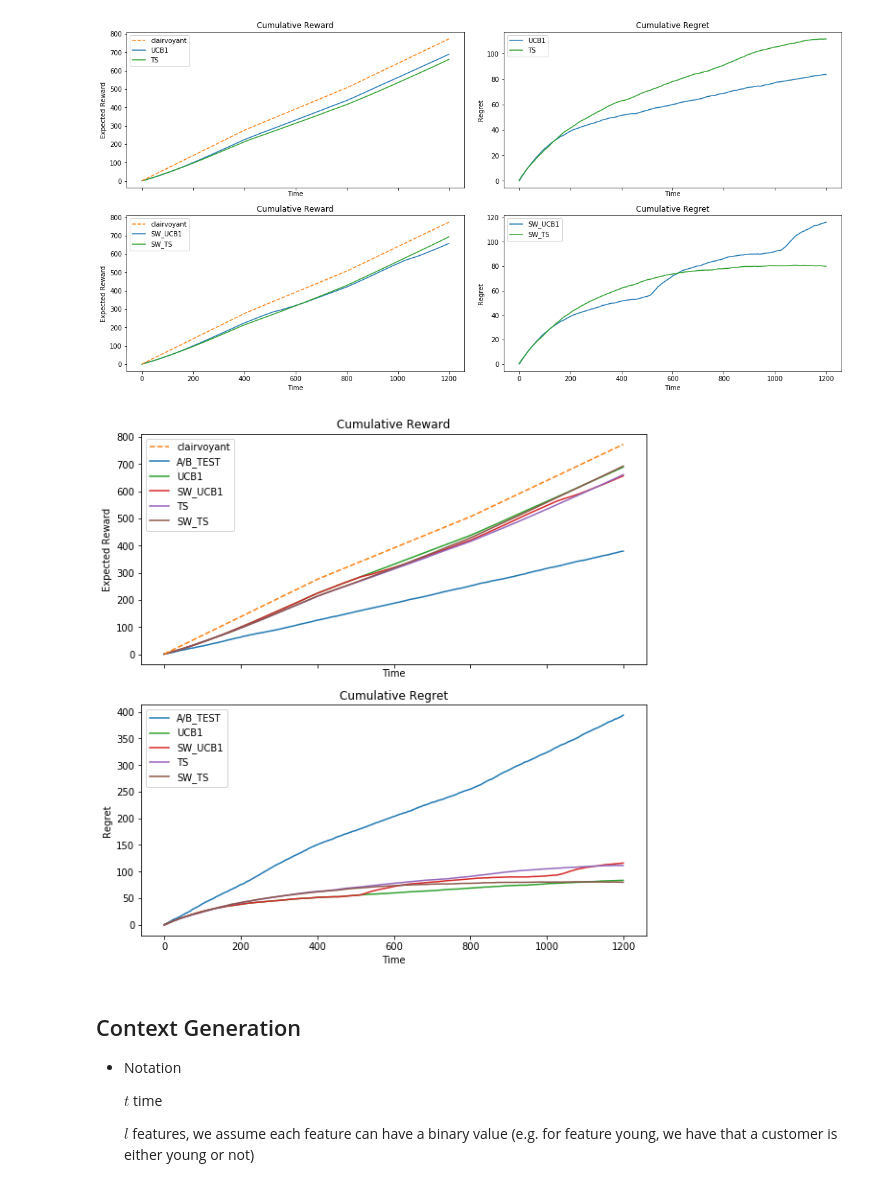
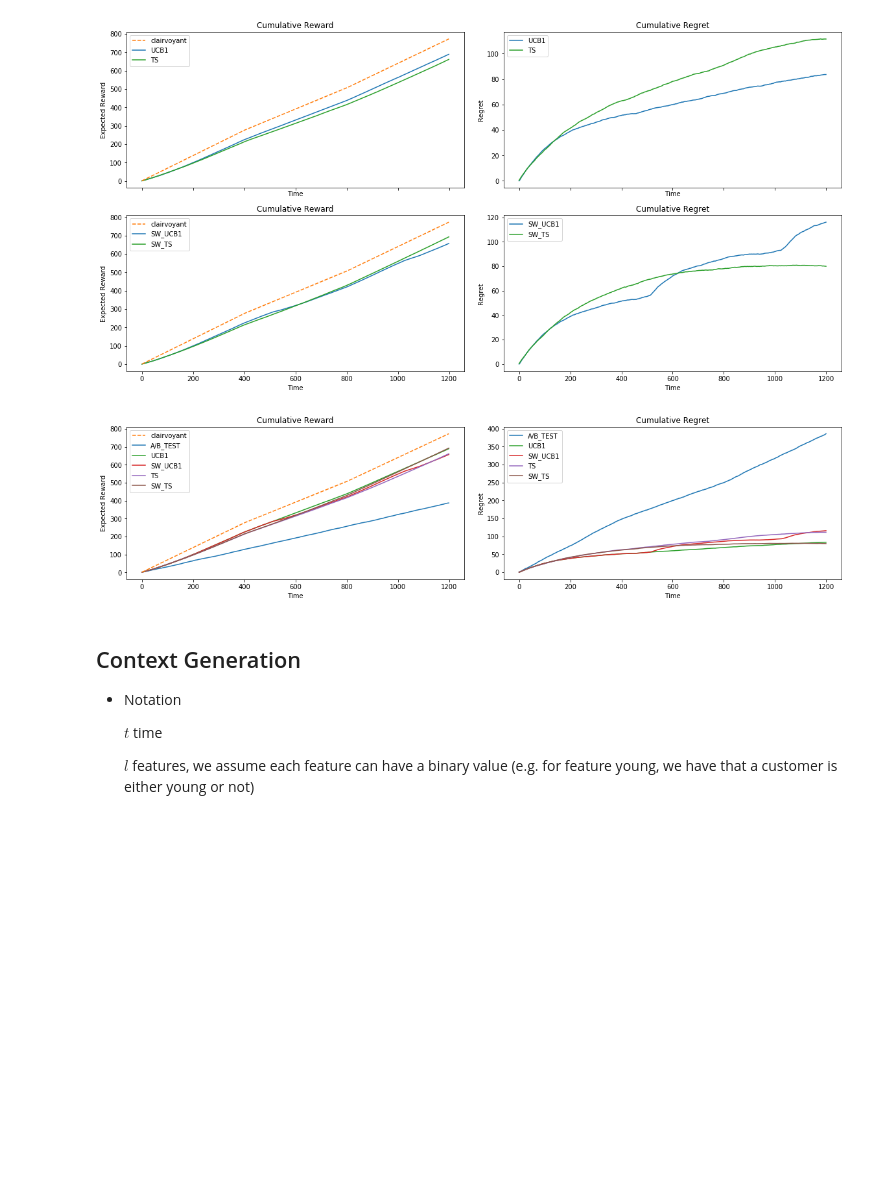
Before and after one commit to DavideRutigliano/pricing-advertising-rl, a Jupyter notebook: Pricing.ipynb, the cells around one changed output. Cells and saved outputs as stored; diff of their text form; code cells hidden in the pictures; blank space fills up the shorter version.

```diff
--- a/Pricing.ipynb
+++ b/Pricing.ipynb
@@ -1114,7 +1114,26 @@ arms = [[[] for i in range(n_phases)] for e in range(n_experiments)]
 for exp in range(n_experiments):
   for i in range(n_phases):
     np.random.seed(1234)
-    probabilities = list(context.avg_conversion_rates.values())[i][::-1]
+    probabilities = list(context.avg_conversion_rates.values())[i]
+
+    variants = ["A", "B", "C", "D", "E", "F", "G", "H", "I", "L"]
+
+    probabilities = probabilities[::-1]
+    variants = variants[::-1]
+    A = A[::-1]
+
+    sigmas = np.zeros((len(variants),len(variants)))
+    deltas = np.zeros((len(variants),len(variants)))
+
+    for k in range(len(variants)):
+      for j in range(len(variants)):
+        if k != j:
+          m_1 = probabilities[k] * A[k] / (A[k] + A[j])
+          m_2 = probabilities[j] * A[j] / (A[k] + A[j])
+          sigmas[k][j] = sigmas[j][k] = np.sqrt(m_1 * (1 - m_1) + m_2 * (1 - m_2))
+          deltas[k][j] = deltas[j][k] = m_1 - m_2
+
+    ab_test = AB_Test(A, variants, sigma=sigmas, delta=deltas)
     r, a = ab_test.run_experiment(probabilities, N=T//2)
     ab_rewards[exp][i].append(r)
     arms[exp][i].append(a)
@@ -1304,11 +1323,11 @@ plt.show()
 # %% [output]
 [figure]
 # %%
-fig, ax = plt.subplots(2, 1, figsize=(8, 8), sharex=True, constrained_layout=True)
+fig, ax = plt.subplots(1, 2, figsize=(16, 4), sharex=True, constrained_layout=True)
 compare_results(ax, T, results, clairvoyant)
 plt.show()
 # %% [output]
-[figure, old version]
+[figure, new version]
 # %% [markdown]
 ## Context Generation
 
```
Also changed, not shown: parts of 7 cells of this notebook.
